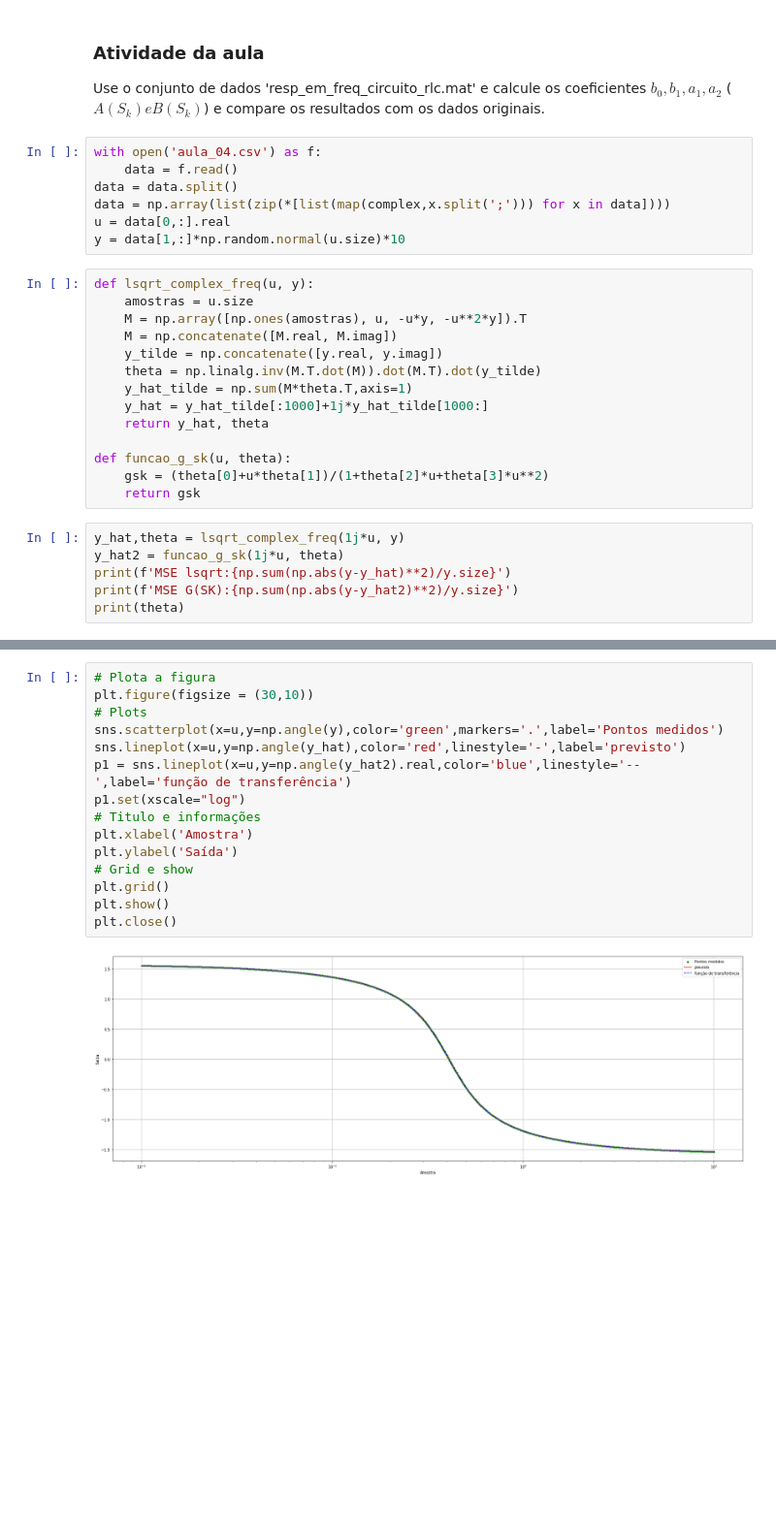
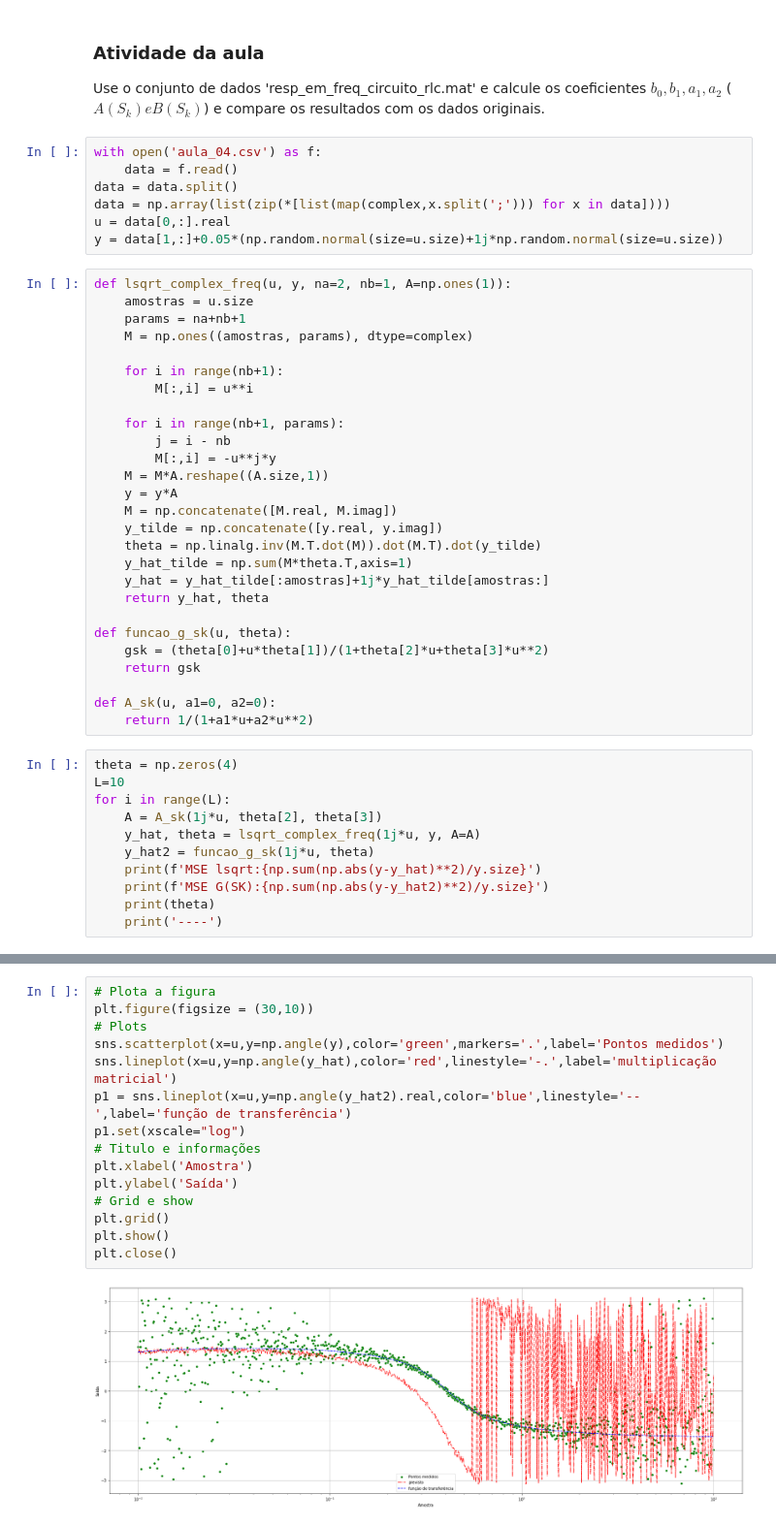
Before and after one commit to CaioMizerkowski/controle_avancado, a Jupyter notebook: TE980/aula_04.ipynb, the cells around one changed output, grey strips where cells are left out. Shown at 97% size. Drawn from its saved outputs; the diff is of its cells as text; blank space fills up the shorter version.

```diff
--- a/TE980/aula_04.ipynb
+++ b/TE980/aula_04.ipynb
@@ -116,25 +116,43 @@ with open('aula_04.csv') as f:
 data = data.split()
 data = np.array(list(zip(*[list(map(complex,x.split(';'))) for x in data])))
 u = data[0,:].real
-y = data[1,:]*np.random.normal(u.size)*10
+y = data[1,:]+0.05*(np.random.normal(size=u.size)+1j*np.random.normal(size=u.size))
 # %%
-def lsqrt_complex_freq(u, y):
+def lsqrt_complex_freq(u, y, na=2, nb=1, A=np.ones(1)):
     amostras = u.size
-    M = np.array([np.ones(amostras), u, -u*y, -u**2*y]).T
+    params = na+nb+1
+    M = np.ones((amostras, params), dtype=complex)
+
+    for i in range(nb+1):
+        M[:,i] = u**i
+
+    for i in range(nb+1, params):
+        j = i - nb
+        M[:,i] = -u**j*y
+    M = M*A.reshape((A.size,1))
+    y = y*A
     M = np.concatenate([M.real, M.imag])
     y_tilde = np.concatenate([y.real, y.imag])
     theta = np.linalg.inv(M.T.dot(M)).dot(M.T).dot(y_tilde)
     y_hat_tilde = np.sum(M*theta.T,axis=1)
-    y_hat = y_hat_tilde[:1000]+1j*y_hat_tilde[1000:]
+    y_hat = y_hat_tilde[:amostras]+1j*y_hat_tilde[amostras:]
     return y_hat, theta
 
 def funcao_g_sk(u, theta):
     gsk = (theta[0]+u*theta[1])/(1+theta[2]*u+theta[3]*u**2)
     return gsk
+
+def A_sk(u, a1=0, a2=0):
+    return 1/(1+a1*u+a2*u**2)
 # %%
-y_hat,theta = lsqrt_complex_freq(1j*u, y)
-y_hat2 = funcao_g_sk(1j*u, theta)
-print(f'MSE lsqrt:{np.sum(np.abs(y-y_hat)**2)/y.size}')
-print(f'MSE G(SK):{np.sum(np.abs(y-y_hat2)**2)/y.size}')
-print(theta)
+theta = np.zeros(4)
+L=10
+for i in range(L):
+    A = A_sk(1j*u, theta[2], theta[3])
+    y_hat, theta = lsqrt_complex_freq(1j*u, y, A=A)
+    y_hat2 = funcao_g_sk(1j*u, theta)
+    print(f'MSE lsqrt:{np.sum(np.abs(y-y_hat)**2)/y.size}')
+    print(f'MSE G(SK):{np.sum(np.abs(y-y_hat2)**2)/y.size}')
+    print(theta)
+    print('----')
 # %% [output]
@@ -161,17 +193,17 @@ plt.close()
 # %%
 # Plota a figura
 plt.figure(figsize = (30,10))
 # Plots
 sns.scatterplot(x=u,y=np.angle(y),color='green',markers='.',label='Pontos medidos')
-sns.lineplot(x=u,y=np.angle(y_hat),color='red',linestyle='-',label='previsto')
+sns.lineplot(x=u,y=np.angle(y_hat),color='red',linestyle='-.',label='multiplicação matricial')
 p1 = sns.lineplot(x=u,y=np.angle(y_hat2).real,color='blue',linestyle='--',label='função de transferência')
 p1.set(xscale="log")
 # Titulo e informações
 plt.xlabel('Amostra')
 plt.ylabel('Saída')
 # Grid e show
 plt.grid()
 plt.show()
 plt.close()
 # %% [output]
-[figure, old version]
+[figure, new version]
```
Also changed, not shown: parts of 2 cells of this notebook.
